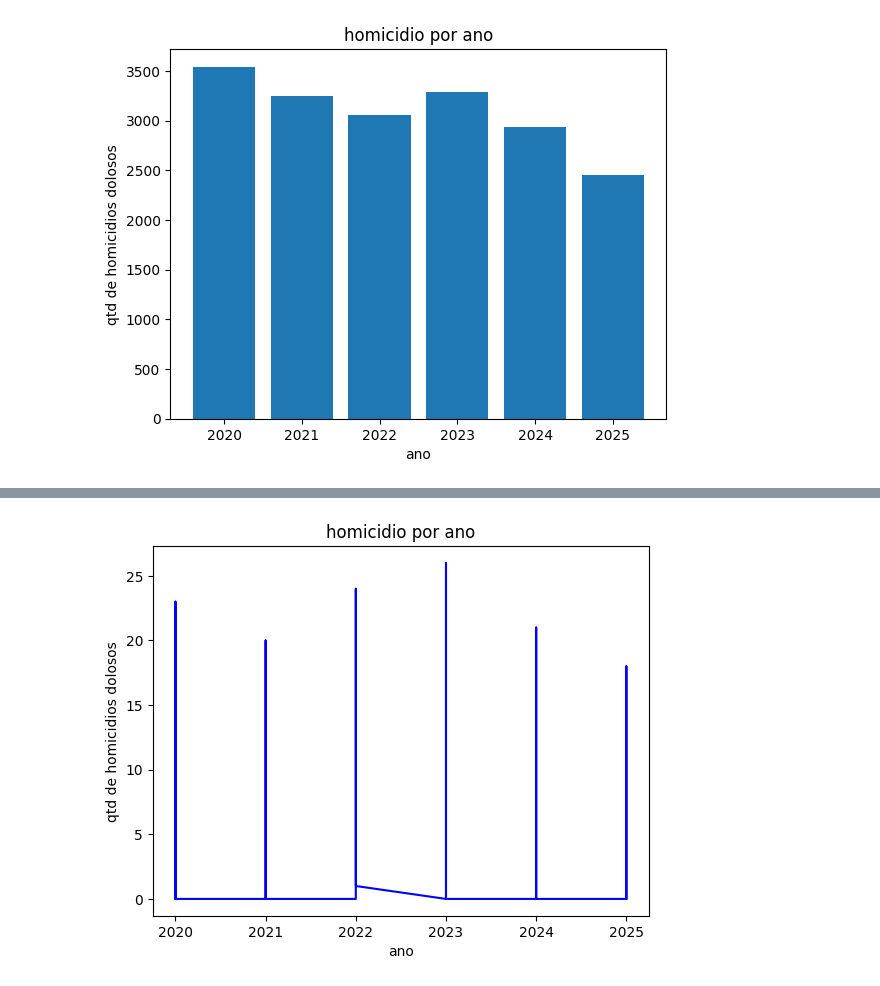
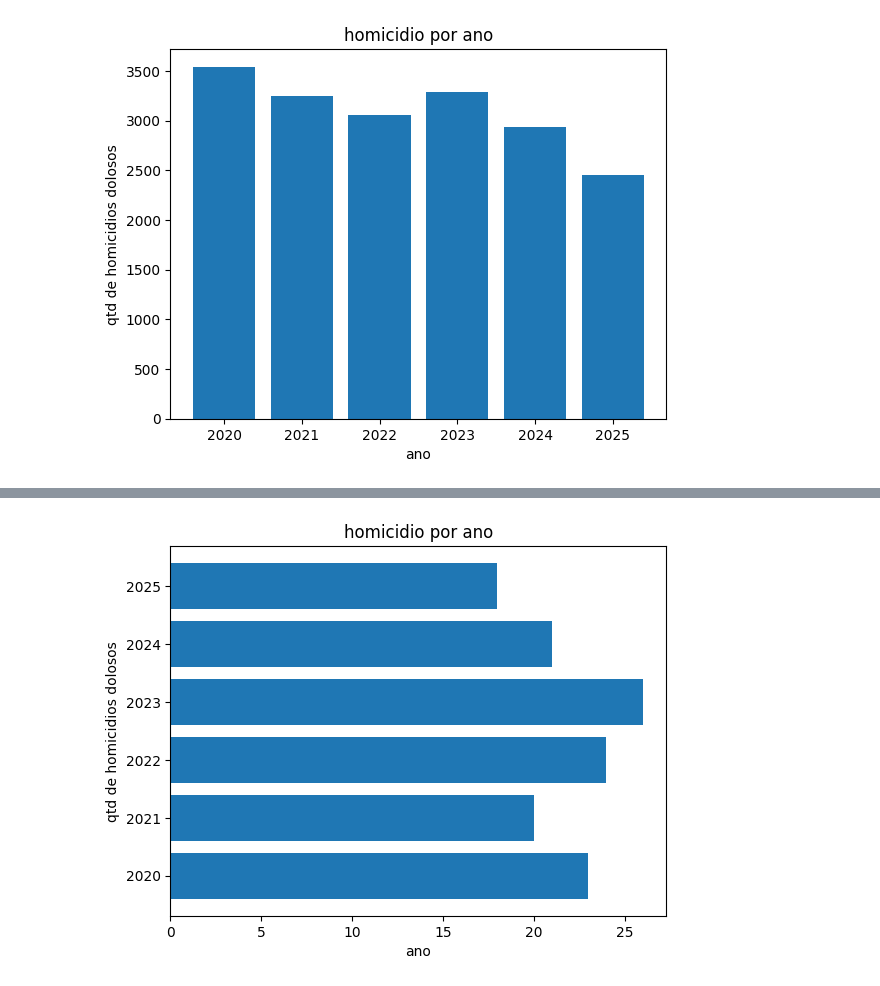
Before and after one commit to renanrib12/senac, a Jupyter notebook: aula2_desafio.ipynb, the cells around one changed output, grey strips where cells are left out. Drawn from its saved outputs; the diff is of its cells as text; code cells hidden in the pictures.

```diff
--- a/aula2_desafio.ipynb
+++ b/aula2_desafio.ipynb
@@ -654,11 +654,10 @@ TypeError: 'tuple' object is not callable
 # %%
 # grafico de linhas - (ano x hom_doloso )
 df_2020_2025 = df.loc[df['ano'] > 2019]
-plt.plot(df_2020_2025['ano'] , df_2020_2025['hom_doloso'],
-linestyle='-', color='blue')
+plt.barh(df_2020_2025['ano'] , df_2020_2025['hom_doloso'])
 plt.title('homicidio por ano')
 plt.xlabel('ano')
 plt.ylabel('qtd de homicidios dolosos')
 plt.show()
 # %% [output]
-[figure, old version]
+[figure, new version]
```
Also changed, not shown: parts of 1 cell of this notebook.
